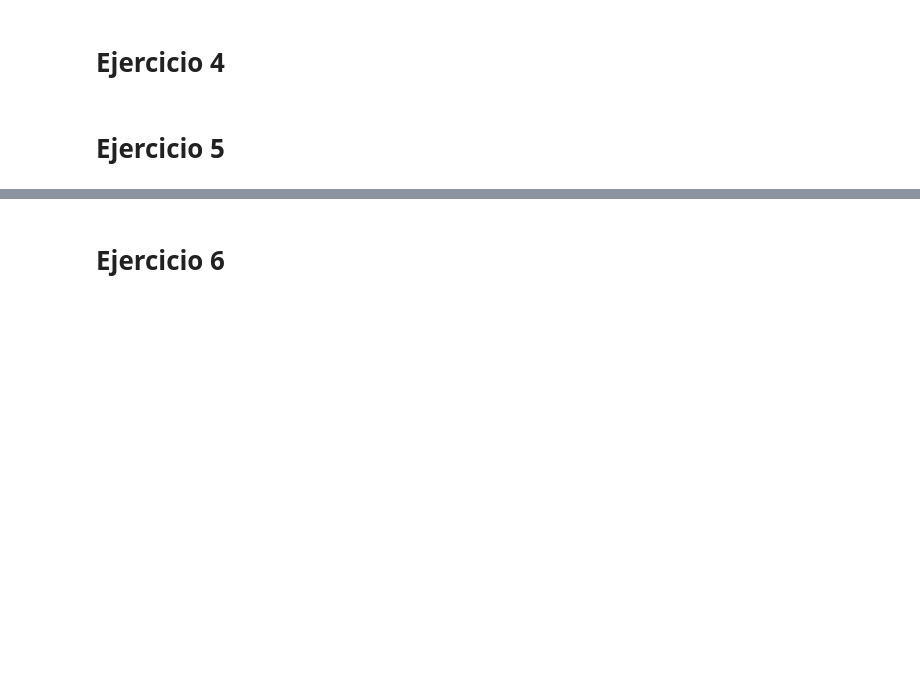
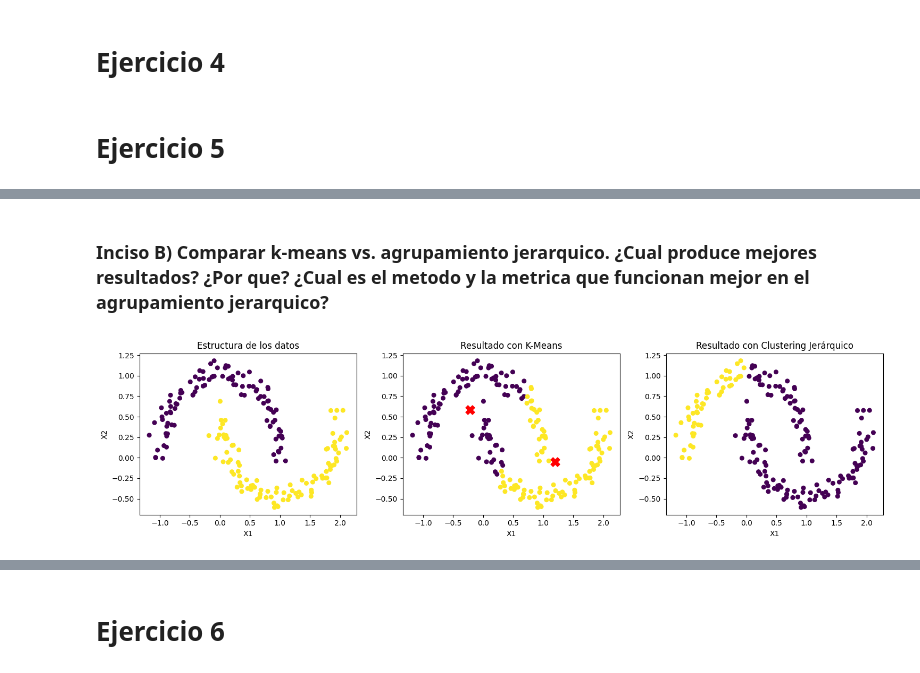
Before and after one commit to MajoRC221051/Lab-1---IA, a Jupyter notebook: LAB01.ipynb, the cells around one changed output, grey strips where cells are left out. Drawn from its saved outputs; the diff is of its cells as text; code cells hidden in the pictures; blank space fills up the shorter version.

```diff
--- a/LAB01.ipynb
+++ b/LAB01.ipynb
@@ -195,0 +235,49 @@ En el conjunto de datos Wine Quality, los resultados obtenidos mediante el algor
+# %% [markdown]
+### Inciso B)  Comparar k-means vs. agrupamiento jerarquico. ¿Cual produce mejores resultados? ¿Por que? ¿Cual es el metodo y la metrica que funcionan mejor en el agrupamiento jerarquico?
+# %%
+X, y_true = make_moons(n_samples=200, noise=0.08, random_state=42)
+
+# K-Means
+kmeans = KMeans(n_clusters=2, random_state=42)
+labels_kmeans = kmeans.fit_predict(X)
+
+# Agrupamiento jerárquico
+hierarchical = AgglomerativeClustering(
+    n_clusters=2,
+    linkage='complete',
+    metric='euclidean'
+)
+labels_hierarchical = hierarchical.fit_predict(X)
+
+plt.figure(figsize=(15, 4))
+
+# Gráficas
+plt.subplot(1, 3, 1)
+plt.scatter(X[:, 0], X[:, 1], c=y_true, cmap='viridis', s=30)
+plt.title("Estructura de los datos")
+plt.xlabel("X1")
+plt.ylabel("X2")
+
+plt.subplot(1, 3, 2)
+plt.scatter(X[:, 0], X[:, 1], c=labels_kmeans, cmap='viridis', s=30)
+plt.scatter(
+    kmeans.cluster_centers_[:, 0],
+    kmeans.cluster_centers_[:, 1],
+    c='red',
+    marker='X',
+    s=150
+)
+plt.title("Resultado con K-Means")
+plt.xlabel("X1")
+plt.ylabel("X2")
+
+plt.subplot(1, 3, 3)
+plt.scatter(X[:, 0], X[:, 1], c=labels_hierarchical, cmap='viridis', s=30)
+plt.title("Resultado con Clustering Jerárquico")
+plt.xlabel("X1")
+plt.ylabel("X2")
+
+plt.tight_layout()
+plt.show()
+# %% [output]
+[figure, added]
```
Also changed, not shown: parts of 8 cells of this notebook, 3 other files.
